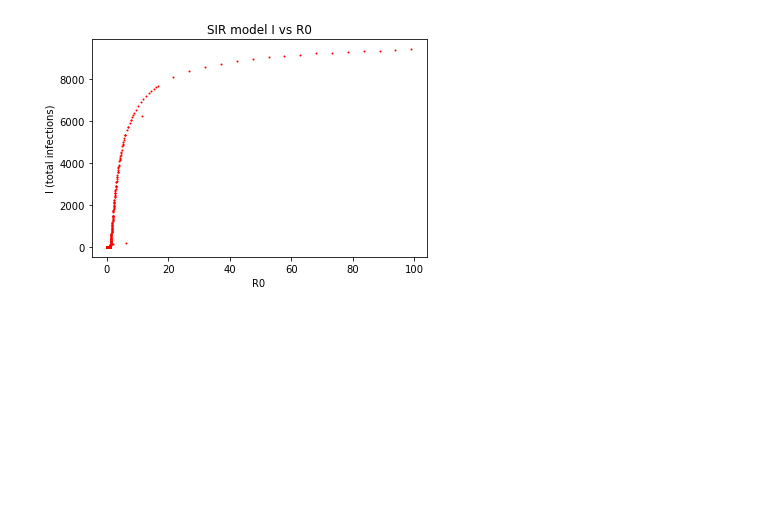
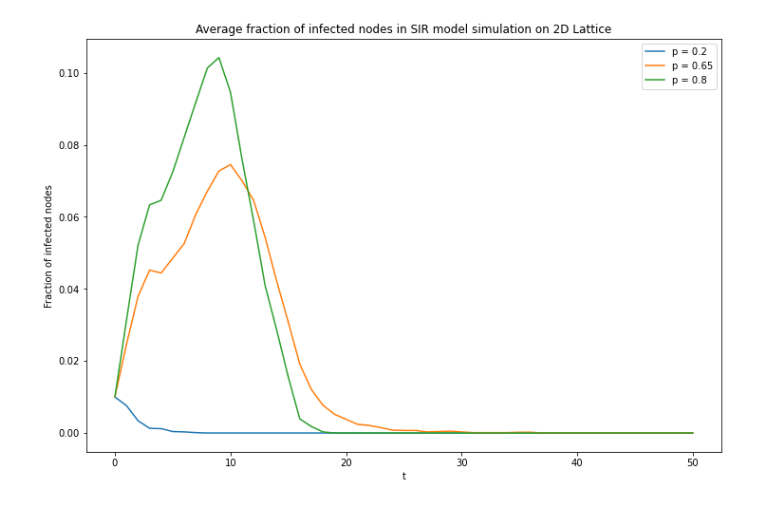
Before and after one commit to sjanus99/complexsystems, a Jupyter notebook: List5.ipynb, the cells around one changed output. Drawn from its saved outputs; the diff is of its cells as text; code cells hidden in the pictures; blank space fills up the shorter version.

```diff
--- a/List5.ipynb
+++ b/List5.ipynb
@@ -63 +55,12 @@ newRs = np.linspace(0.01, 0.99, 20)
+# %%
+N = 1000
+t = np.linspace(0, 1000, 1000)
+
+bs = [0.1, 1, 50]
+betas = [i/N for i in bs]
+rs = [0.01, 1]
+
+newBs = np.linspace(0.1, 1, 100)
+newBetas = [1/N for i in newBs]
+newRs = np.linspace(0.1, 1, 100)
 # %%
@@ -162,4 +153,8 @@ plt.show()
 # %%
+newBs = np.linspace(0.01, 1, 1000)
+newBetas = [1/N for i in newBs]
+newRs = np.linspace(0.01, 1, 1000)
+
 IC = [N - 1, 1, 0] # [susceptible, infected, recovered]
 
 totalI = []
@@ -177,5 +172,3 @@ plt.xlabel('R0')
 plt.ylabel('I (total infections)')
 plt.title('SIR model I vs R0')
 plt.show()
-# %% [output]
-[figure, removed]
@@ -181,0 +220,18 @@ plt.show()
+# %%
+ps = [0.2, 0.65, 0.8]
+
+infectedFractions = SIRonLatticeInfectedFrac(ps=ps)
+avgInfectedFractions = np.mean(infectedFractions, axis=0)
+
+plt.figure(figsize=(12, 8))
+
+for p_idx, p in enumerate(ps):
+    plt.plot(range(51), avgInfectedFractions[:, p_idx], label = f'p = {p}')
+
+plt.xlabel('t')
+plt.ylabel('Fraction of infected nodes')
+plt.title('Average fraction of infected nodes in SIR model simulation on 2D Lattice')
+plt.legend()
+plt.show()
+# %% [output]
+[figure, added]
```
Also changed, not shown: parts of 11 cells of this notebook.
